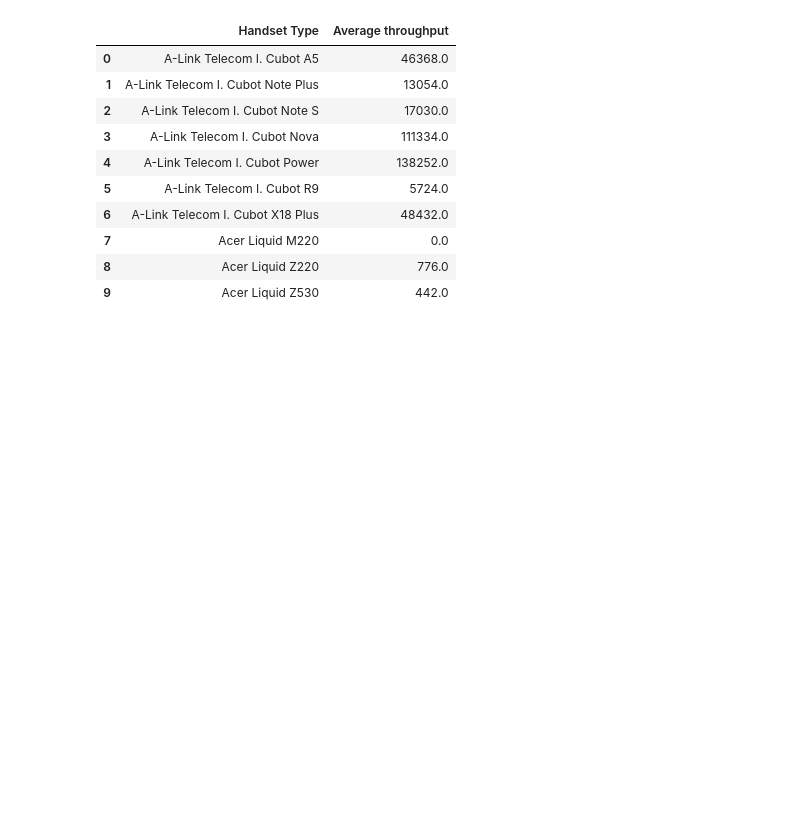
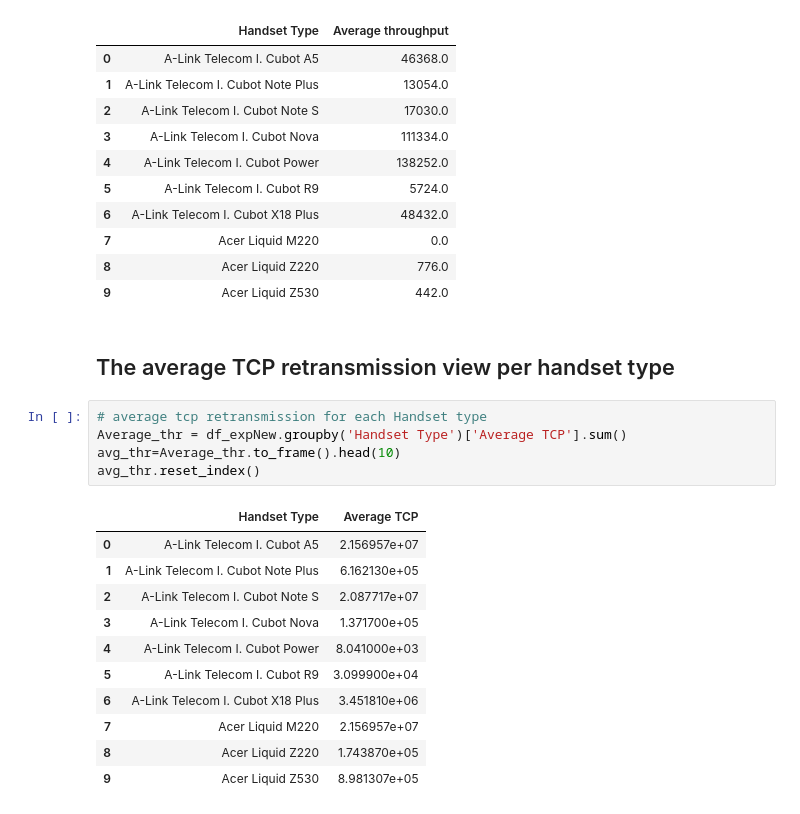
Before and after one commit to Abel-Blue/telecom-user-analytics, a Jupyter notebook: notebooks/experience_analytics.ipynb, the cells around one changed output. Cells and saved outputs as stored; diff of their text form; blank space fills up the shorter version.

Commit message:
added TCP per handset type

```diff
--- a/notebooks/experience_analytics.ipynb
+++ b/notebooks/experience_analytics.ipynb
@@ -521,3 +521,22 @@ avg_thr.reset_index()
 | 7 | Acer Liquid M220 | 0.0 |
 | 8 | Acer Liquid Z220 | 776.0 |
 | 9 | Acer Liquid Z530 | 442.0 |
+# %% [markdown]
+## The average TCP retransmission view per handset type
+# %%
+# average tcp retransmission for each Handset type
+Average_thr = df_expNew.groupby('Handset Type')['Average TCP'].sum()
+avg_thr=Average_thr.to_frame().head(10)
+avg_thr.reset_index()
+# %% [output]
+|  | Handset Type | Average TCP |
+| 0 | A-Link Telecom I. Cubot A5 | 2.156957e+07 |
+| 1 | A-Link Telecom I. Cubot Note Plus | 6.162130e+05 |
+| 2 | A-Link Telecom I. Cubot Note S | 2.087717e+07 |
+| 3 | A-Link Telecom I. Cubot Nova | 1.371700e+05 |
+| 4 | A-Link Telecom I. Cubot Power | 8.041000e+03 |
+| 5 | A-Link Telecom I. Cubot R9 | 3.099900e+04 |
+| 6 | A-Link Telecom I. Cubot X18 Plus | 3.451810e+06 |
+| 7 | Acer Liquid M220 | 2.156957e+07 |
+| 8 | Acer Liquid Z220 | 1.743870e+05 |
+| 9 | Acer Liquid Z530 | 8.981307e+05 |
```
